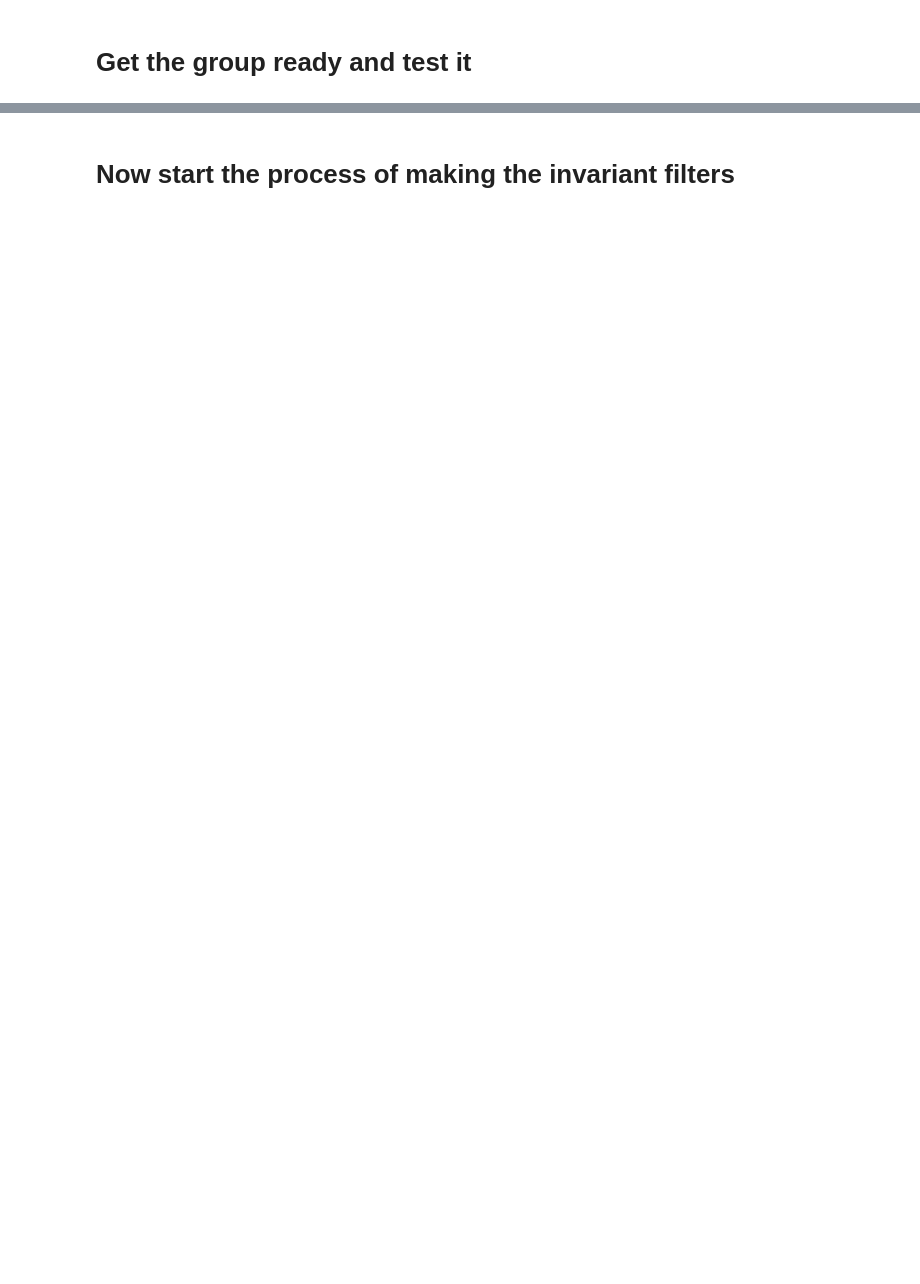
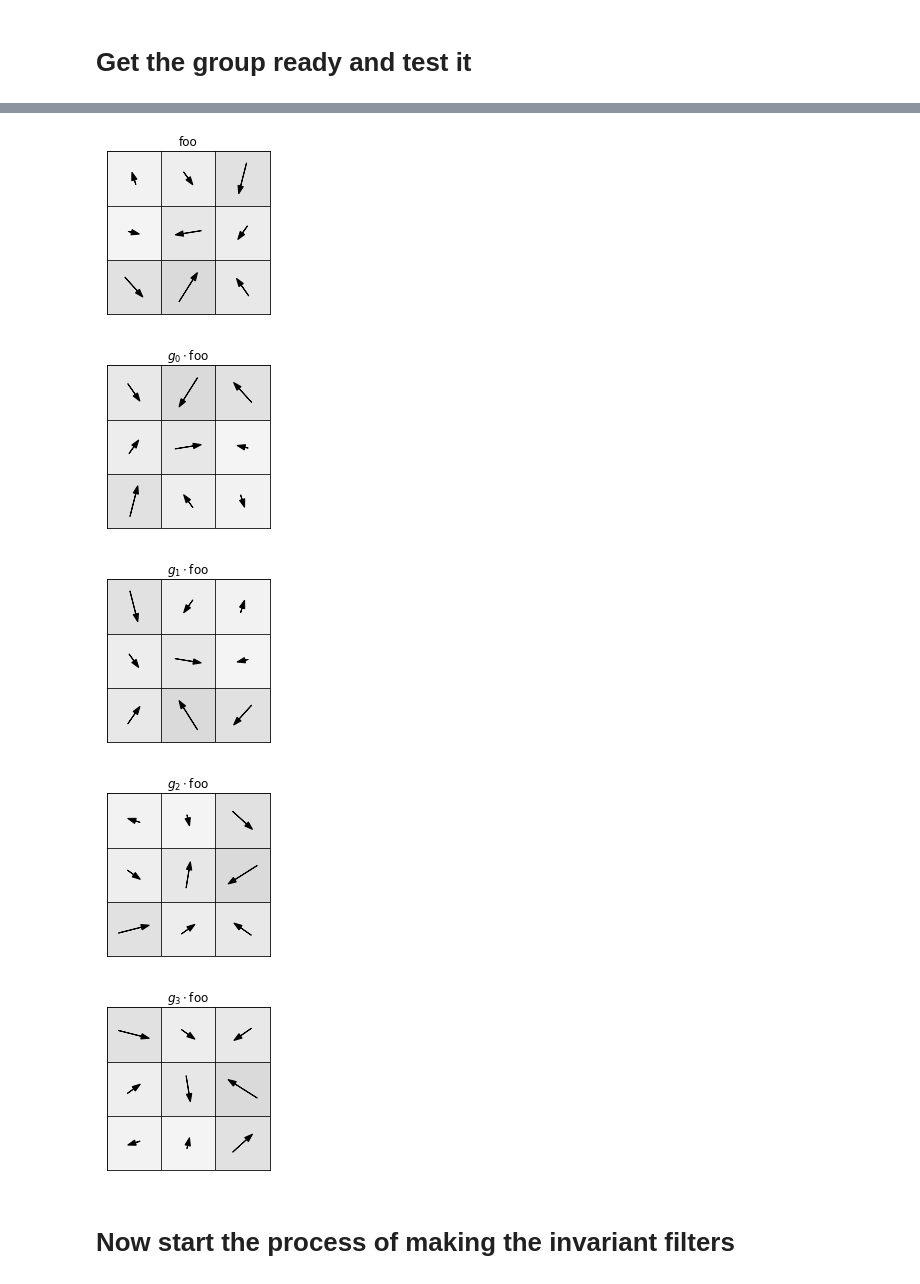
Before and after one commit to davidwhogg/GeometricConvolutions, a Jupyter notebook: ipynb/group_averaging.ipynb, the cells around one changed output, grey strips where cells are left out. Cells and saved outputs as stored; diff of their text form; code cells hidden in the pictures; blank space fills up the shorter version.

```diff
--- a/ipynb/group_averaging.ipynb
+++ b/ipynb/group_averaging.ipynb
@@ -254,9 +351,9 @@ for i, gg in enumerate(group_operators):
 # %%
 # Visualize the vector filters.
 
-def plot_vectors(xs, ys, ws):
-    plot_boxes(xs, ys)
-    fill_boxes(xs, ys, np.sum(np.abs(ws), axis=-1))
+def plot_vectors(xs, ys, ws, boxes=True, fill=True):
+    if boxes: plot_boxes(xs, ys)
+    if fill: fill_boxes(xs, ys, np.sum(np.abs(ws), axis=-1))
     for x, y, w in zip(xs, ys, ws):
         if np.sum(w * w) > TINY:
             plt.arrow(x - 0.3 * w[0], y - 0.3 * w[1],
@@ -272,23 +369,24 @@ def plot_vector_filter(filter, title):
     MtotheD = filter.M ** filter.D
     xs, ys, zs = np.zeros(MtotheD), np.zeros(MtotheD), np.zeros(MtotheD)
     ws = np.zeros((MtotheD, filter.D))
-    if filter.D == 2:
-        for i, (kk, pp) in enumerate(zip(filter.keys, filter.pixels)):
+    for i, (kk, pp) in enumerate(zip(filter.keys(), filter.pixels())):
+        ws[i] = filter[kk].data
+        if filter.D == 2:
             xs[i], ys[i] = pp
-            ws[i] = filter.data[kk].data
-        plot_vectors(xs, ys, ws)
-    if filter.D == 3:
-        for i, (kk, pp) in enumerate(zip(filter.keys, filter.pixels)):
-            xs[i], ys[i], zs[i] = pp
-            ws[i] = filter.data[kk].data
-        plot_vectors(xs + XOFF * zs, ys + YOFF * zs, ws)
-    finish_plot(title, filter.pixels)
+        elif filter.D == 3:
+            xs[i], ys[i] = pp[0] + XOFF * pp[2], pp[1] + YOFF * pp[2]
+    plot_vectors(xs, ys, ws)
+    finish_plot(title, filter.pixels())
 # %%
-foo = geometric_filter(np.random.normal(size=(9,2)), 1)
+foo = geometric_filter(0.5 * np.random.normal(size=(3 ** D, D)), 1)
 plot_vector_filter(foo, "foo")
-for i, gg in enumerate(group_operators):
-    s, l = np.linalg.slogdet(gg)
-    if s > 0:
-        plot_vector_filter(foo.times_group_element(gg), "$g_{}\cdot$foo".format(i))
+for i, gg in enumerate(group_operators[:4]):
+    plot_vector_filter(foo.times_group_element(gg), "$g_{}\cdot$foo".format(i))
+# %% [output]
+[figure, added]
+[figure, added]
+[figure, added]
+[figure, added]
+[figure, added]
 # %% [markdown]
 # Now start the process of making the invariant filters
```
Also changed, not shown: parts of 47 cells of this notebook.
